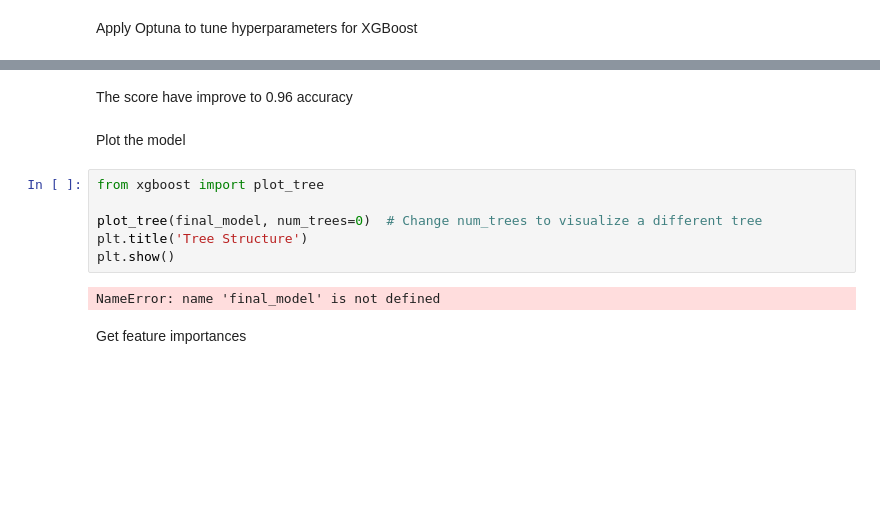
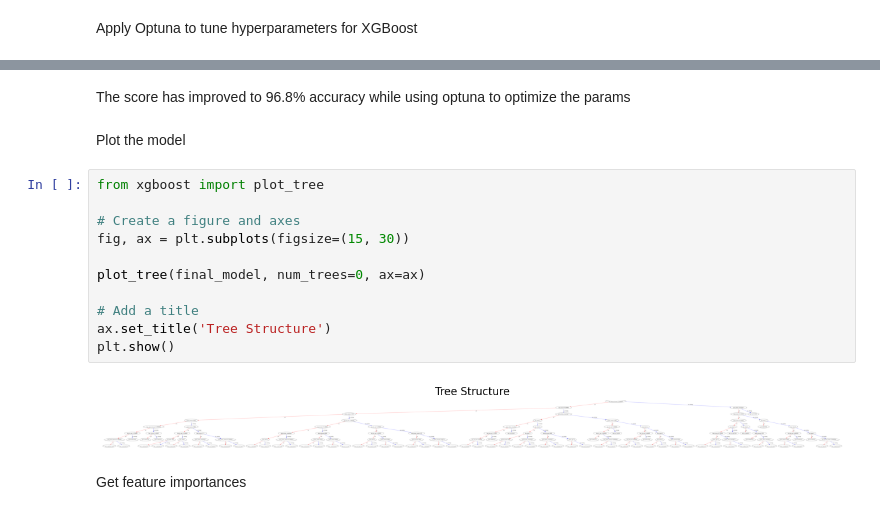
Before and after one commit to aimeele97/loan-approval-prediction, a Jupyter notebook: loan_approval_prediction.ipynb, the cells around one changed output, grey strips where cells are left out. Drawn from its saved outputs; the diff is of its cells as text; blank space fills up the shorter version.

```diff
--- a/loan_approval_prediction.ipynb
+++ b/loan_approval_prediction.ipynb
@@ -550,15 +499,20 @@ weighted avg       0.96      0.96      0.96     11729
-# %% [markdown]
-The score have improve to 0.96 accuracy
+# %% [markdown]
+The score has improved to 96.8% accuracy while using optuna to optimize the params
 # %% [markdown]
 Plot the model
 # %%
 from xgboost import plot_tree
 
-plot_tree(final_model, num_trees=0)  # Change num_trees to visualize a different tree
-plt.title('Tree Structure')
+# Create a figure and axes
+fig, ax = plt.subplots(figsize=(15, 30))
+
+plot_tree(final_model, num_trees=0, ax=ax)
+
+# Add a title
+ax.set_title('Tree Structure')
 plt.show()
 # %% [output]
-NameError: name 'final_model' is not defined
+[figure, added]
 # %% [markdown]
 Get feature importances
 # %%
```
Also changed, not shown: parts of 9 cells of this notebook.
